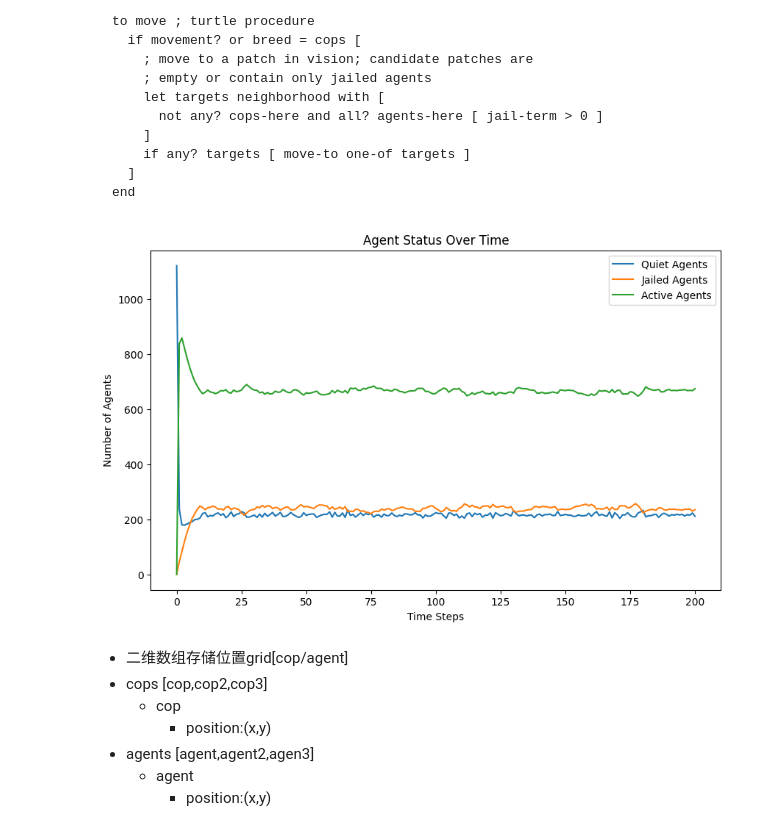
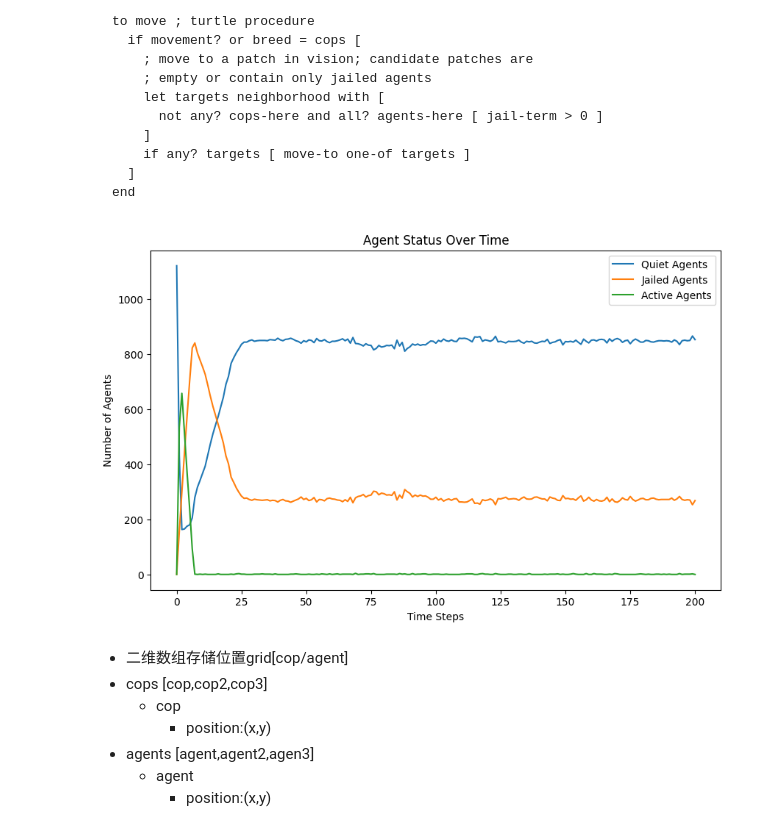
Before and after one commit to Mirrorgo/netlogo-a2, a Jupyter notebook: src/lwz.ipynb, the cells around one changed output. Saved outputs shown, nothing was run; the diff lists cells and outputs as text; code cells hidden in the pictures.

```diff
--- a/src/lwz.ipynb
+++ b/src/lwz.ipynb
@@ -196,12 +196,14 @@ class Model:
         active_agents_count = 0
         neighborhood = self.neighborhoods[x][y]
         for nx, ny in neighborhood:
+            # if nx ==x and ny == y: continue
             cell = self.grid[nx][ny]
             if isinstance(cell, Turtle):
                 if cell.type == EntityType.COP:
                     cops_count += 1
                 elif cell.type == EntityType.AGENT and cell.active:
                     active_agents_count += 1
+        # arrest_prob = 1 - math.exp(-self.k * math.floor(cops_count / (active_agents_count + 1)))
         arrest_prob = 1 - math.exp(-self.k * math.floor(cops_count / (active_agents_count + 1)))
         return arrest_prob
 
@@ -218,36 +220,36 @@ class Model:
         if active_agents:
             selected_agent, nx, ny = random.choice(active_agents)
             selected_agent.active = False
             selected_agent.jail_term = random.randint(0, self.max_jail_term)
             # Move cop to the position of the arrested agent
             self.grid[x][y] = None  # Remove cop from current position
             self.grid[nx][ny] = cop  # Move cop to new position
             cop.position = (nx, ny)
 
 
 # 实例化并运行模型
 AGENT_DENSITY = 70
-COP_DENSITY = 3
+COP_DENSITY = 10
 VISION = 7
 K = 2.3
 GOV_LEGITIMACY = 0.3
-MAX_JAIL_TERM = 10
+MAX_JAIL_TERM = 20
 model = Model(AGENT_DENSITY, COP_DENSITY, VISION, K, GOV_LEGITIMACY, MAX_JAIL_TERM)
 for _ in range(200):
     model.step()
 
 # 绘制结果
 plt.figure(figsize=(10, 6))
 plt.plot(model.data['quiet'], label='Quiet Agents')
 plt.plot(model.data['jail'], label='Jailed Agents')
 plt.plot(model.data['active'], label='Active Agents')
 plt.xlabel('Time Steps')
 plt.ylabel('Number of Agents')
 plt.title('Agent Status Over Time')
 plt.legend()
 plt.show()
 # %% [output]
-[figure, old version]
+[figure, new version]
 # %% [markdown]
 - 二维数组存储位置grid[cop/agent]
 - cops [cop,cop2,cop3]
```
Also changed, not shown: 5 other files.
